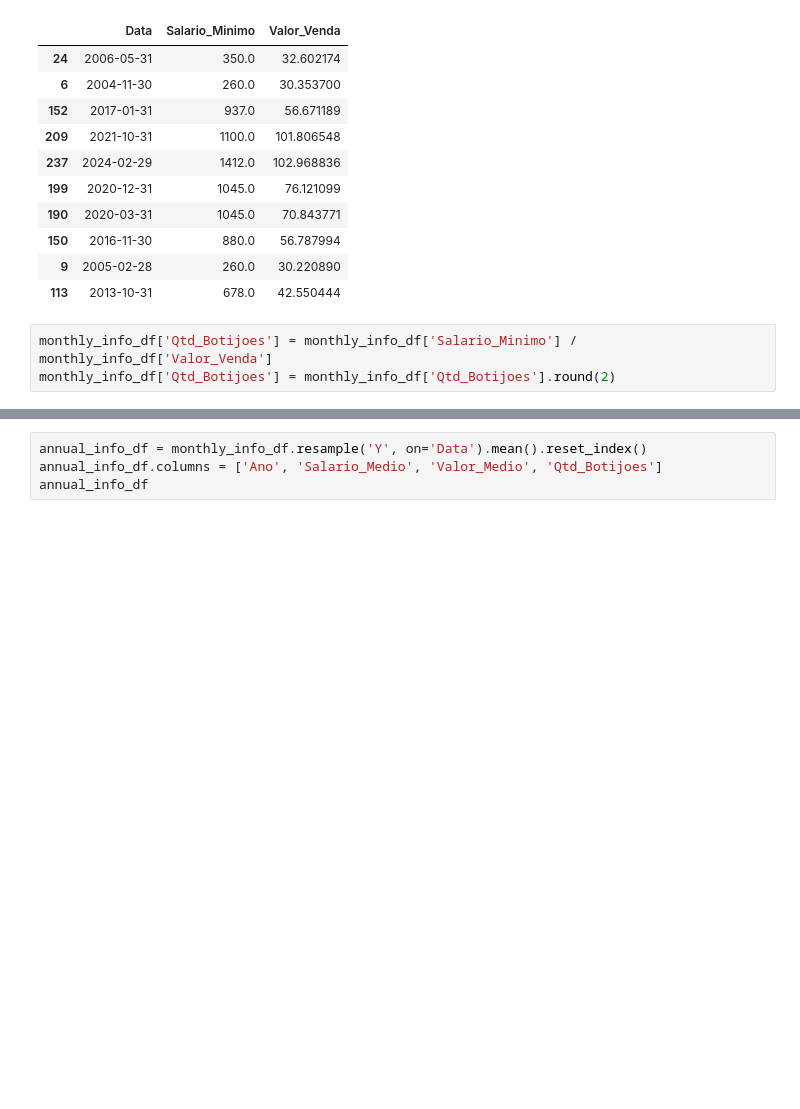
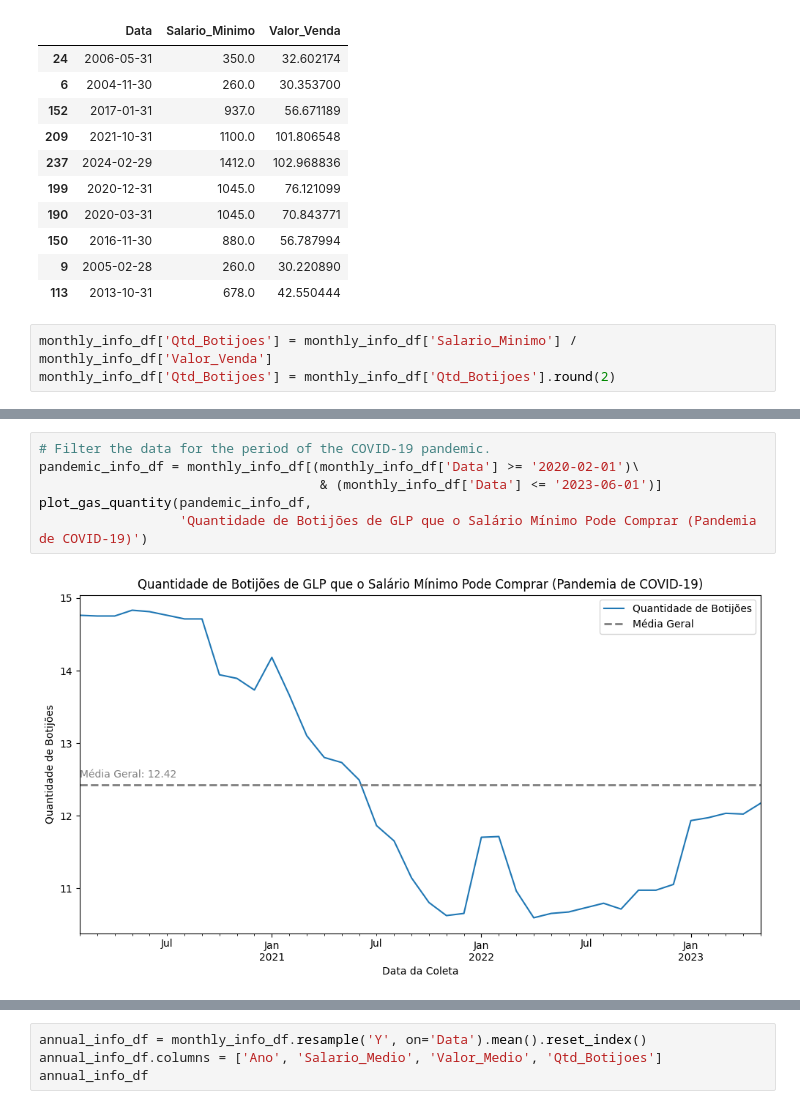
Before and after one commit to alexcamargos/EconomicAnalysis, a Jupyter notebook: dados-abertos-anp/purchasing_power_GLP_minimum_wage.ipynb, the cells around one changed output, grey strips where cells are left out. Saved outputs shown, nothing was run; the diff lists cells and outputs as text; blank space fills up the shorter version.

Commit message:
feat: add comparative GLP price by period

```diff
--- a/dados-abertos-anp/purchasing_power_GLP_minimum_wage.ipynb
+++ b/dados-abertos-anp/purchasing_power_GLP_minimum_wage.ipynb
@@ -412,0 +435,8 @@ O gráfico ilustra a quantidade de botijões de GLP que o salário mínimo pode
+# %%
+# Filter the data for the period of the COVID-19 pandemic.
+pandemic_info_df = monthly_info_df[(monthly_info_df['Data'] >= '2020-02-01')\
+                                    & (monthly_info_df['Data'] <= '2023-06-01')]
+plot_gas_quantity(pandemic_info_df,
+                  'Quantidade de Botijões de GLP que o Salário Mínimo Pode Comprar (Pandemia de COVID-19)')
+# %% [output]
+[figure, added]
```
Also changed, not shown: parts of 5 cells of this notebook.
